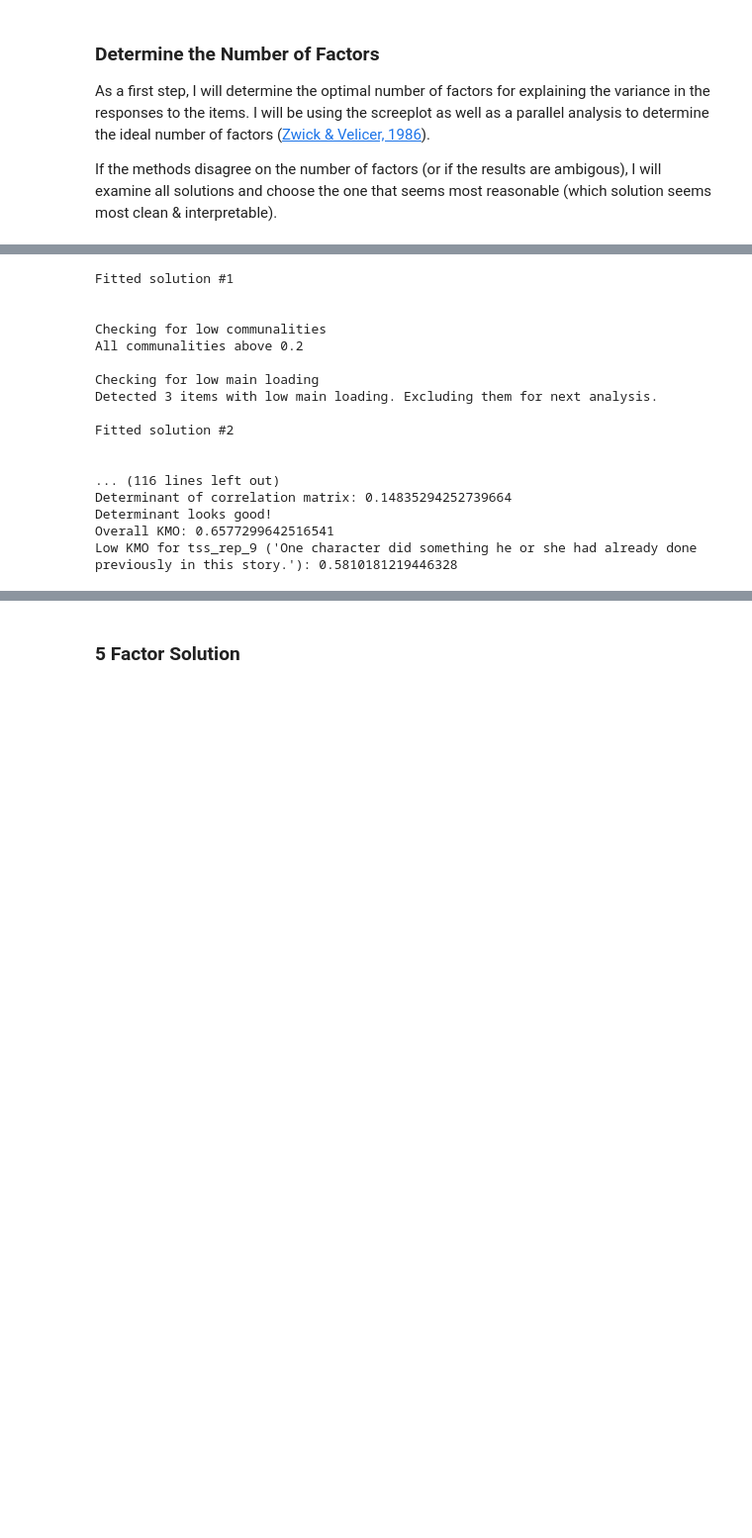
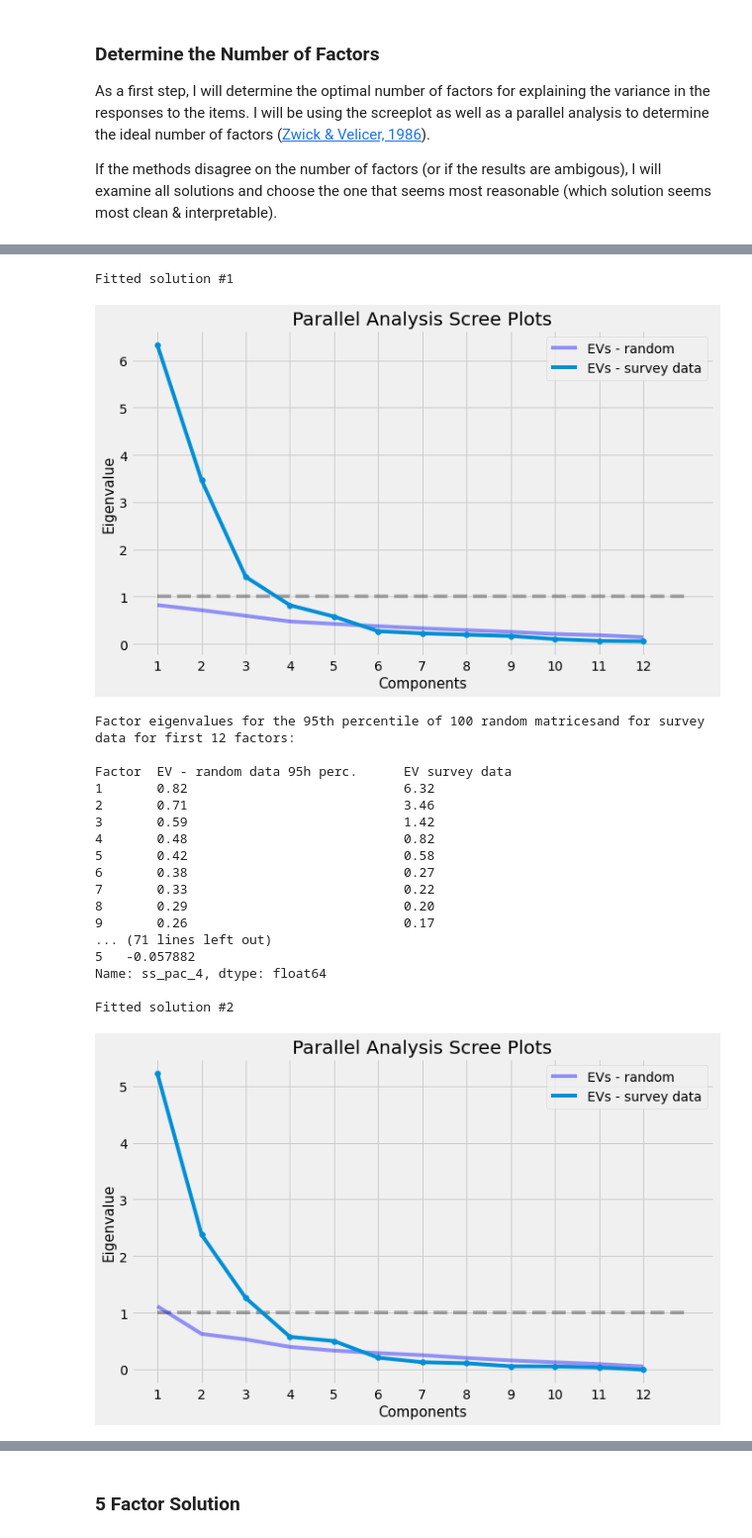
Before and after one commit to MWiechmann/ai_story_scale, a Jupyter notebook: study1_scale_construction/step_2_scale_construction_efa.ipynb, the cells around one changed output, grey strips where cells are left out. Shown: that part at 99% size. Drawn from its saved outputs; the diff is of its cells as text; code cells hidden in the pictures; blank space fills up the shorter version.

```diff
--- a/study1_scale_construction/step_2_scale_construction_efa.ipynb
+++ b/study1_scale_construction/step_2_scale_construction_efa.ipynb
@@ -568,21 +574,24 @@ Suggested number of factors based on parallel analysis: 5
 # %%
-six_facs_2 = iterative_efa(tss_df, items_6_2, n_facs=6, rotation_method="Oblimin", print_details=False,
-                           print_par_plot=False, auto_stop_par=False)
+six_facs_2 = efa_utils.iterative_efa(aiss, items_6_2, n_facs=6, rotation_method="Oblimin", print_details=True,
+                         print_par_plot=True, print_par_table=True, auto_stop_par=False, par_n_facs = 12)
 # %% [output]
 Fitted solution #1
-
-
-Checking for low communalities
-All communalities above 0.2
-
-Checking for low main loading
-Detected 3 items with low main loading. Excluding them for next analysis.
-
-Fitted solution #2
-
-
-... (116 lines left out)
-Determinant of correlation matrix: 0.14835294252739664
-Determinant looks good!
-Overall KMO: 0.6577299642516541
-Low KMO for tss_rep_9 ('One character did something he or she had already done previously in this story.'): 0.5810181219446328
+[figure, added]
+Factor eigenvalues for the 95th percentile of 100 random matricesand for survey data for first 12 factors:
+
+Factor  EV - random data 95h perc.      EV survey data
+1       0.82                            6.32
+2       0.71                            3.46
+3       0.59                            1.42
+4       0.48                            0.82
+5       0.42                            0.58
+6       0.38                            0.27
+7       0.33                            0.22
+8       0.29                            0.20
+9       0.26                            0.17
+... (71 lines left out)
+5   -0.057882
+Name: ss_pac_4, dtype: float64
+
+Fitted solution #2
+[figure, added]
```
Also changed, not shown: parts of 79 cells of this notebook.
